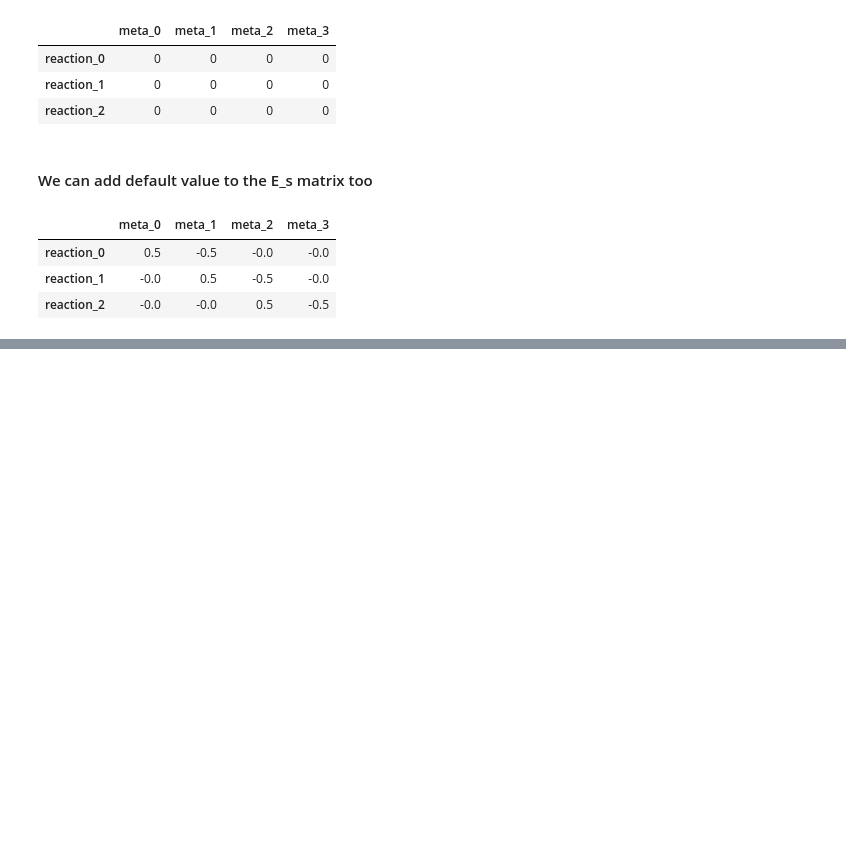
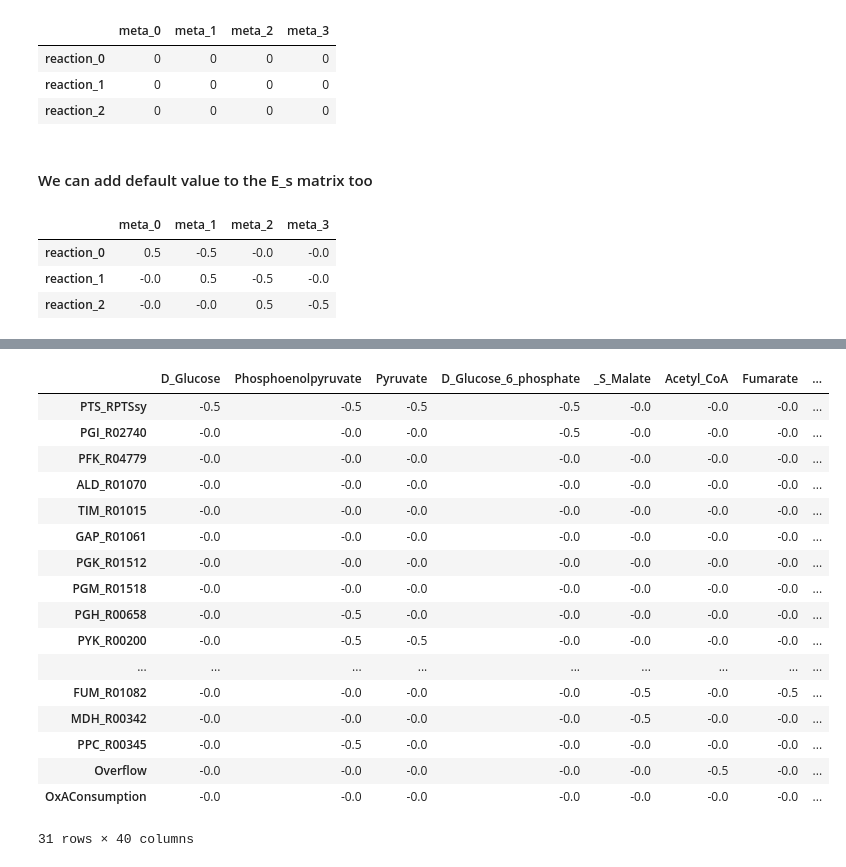
Before and after one commit to tuturax/BadAss, a Jupyter notebook: test_class.ipynb, the cells around one changed output, grey strips where cells are left out. Cells and saved outputs as stored; diff of their text form; code cells hidden in the pictures; blank space fills up the shorter version.

```diff
--- a/test_class.ipynb
+++ b/test_class.ipynb
@@ -165,3 +175,24 @@ momo.parameters.df
+# %%
+momo.elasticity.s
+# %% [output]
+|  | D_Glucose | Phosphoenolpyruvate | Pyruvate | D_Glucose_6_phosphate | _S_Malate | Acetyl_CoA | Fumarate | ... |
+| PTS_RPTSsy | -0.5 | -0.5 | -0.5 | -0.5 | -0.0 | -0.0 | -0.0 | ... |
+| PGI_R02740 | -0.0 | -0.0 | -0.0 | -0.5 | -0.0 | -0.0 | -0.0 | ... |
+| PFK_R04779 | -0.0 | -0.0 | -0.0 | -0.0 | -0.0 | -0.0 | -0.0 | ... |
+| ALD_R01070 | -0.0 | -0.0 | -0.0 | -0.0 | -0.0 | -0.0 | -0.0 | ... |
+| TIM_R01015 | -0.0 | -0.0 | -0.0 | -0.0 | -0.0 | -0.0 | -0.0 | ... |
+| GAP_R01061 | -0.0 | -0.0 | -0.0 | -0.0 | -0.0 | -0.0 | -0.0 | ... |
+| PGK_R01512 | -0.0 | -0.0 | -0.0 | -0.0 | -0.0 | -0.0 | -0.0 | ... |
+| PGM_R01518 | -0.0 | -0.0 | -0.0 | -0.0 | -0.0 | -0.0 | -0.0 | ... |
+| PGH_R00658 | -0.0 | -0.5 | -0.0 | -0.0 | -0.0 | -0.0 | -0.0 | ... |
+| PYK_R00200 | -0.0 | -0.5 | -0.5 | -0.0 | -0.0 | -0.0 | -0.0 | ... |
+| ... | ... | ... | ... | ... | ... | ... | ... | ... |
+| FUM_R01082 | -0.0 | -0.0 | -0.0 | -0.0 | -0.5 | -0.0 | -0.5 | ... |
+| MDH_R00342 | -0.0 | -0.0 | -0.0 | -0.0 | -0.5 | -0.0 | -0.0 | ... |
+| PPC_R00345 | -0.0 | -0.5 | -0.0 | -0.0 | -0.0 | -0.0 | -0.0 | ... |
+| Overflow | -0.0 | -0.0 | -0.0 | -0.0 | -0.0 | -0.5 | -0.0 | ... |
+| OxAConsumption | -0.0 | -0.0 | -0.0 | -0.0 | -0.0 | -0.0 | -0.0 | ... |
+31 rows × 40 columns
 # %%
 momo.rho()
 # %% [output]
```
Also changed, not shown: parts of 21 cells of this notebook, 3 other files.
